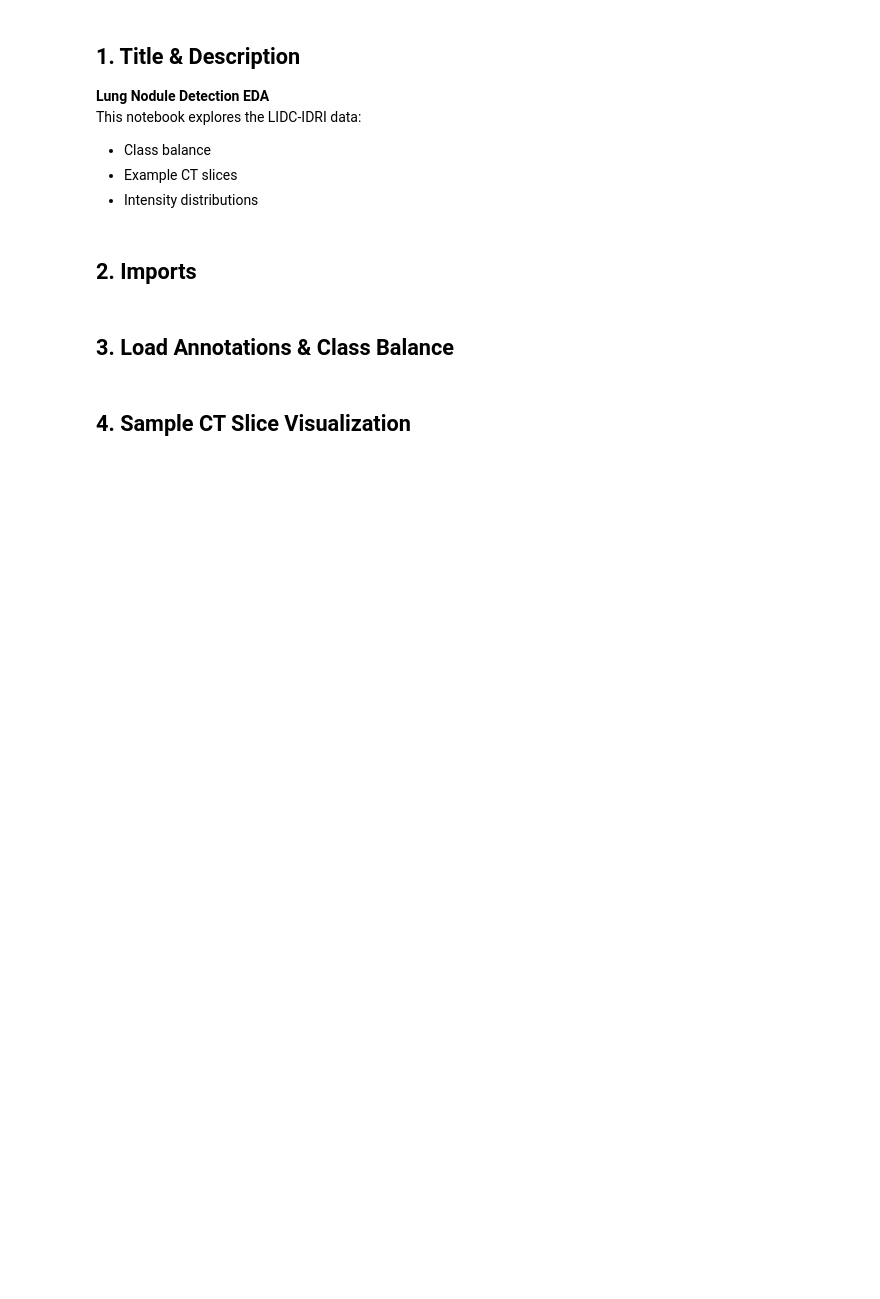
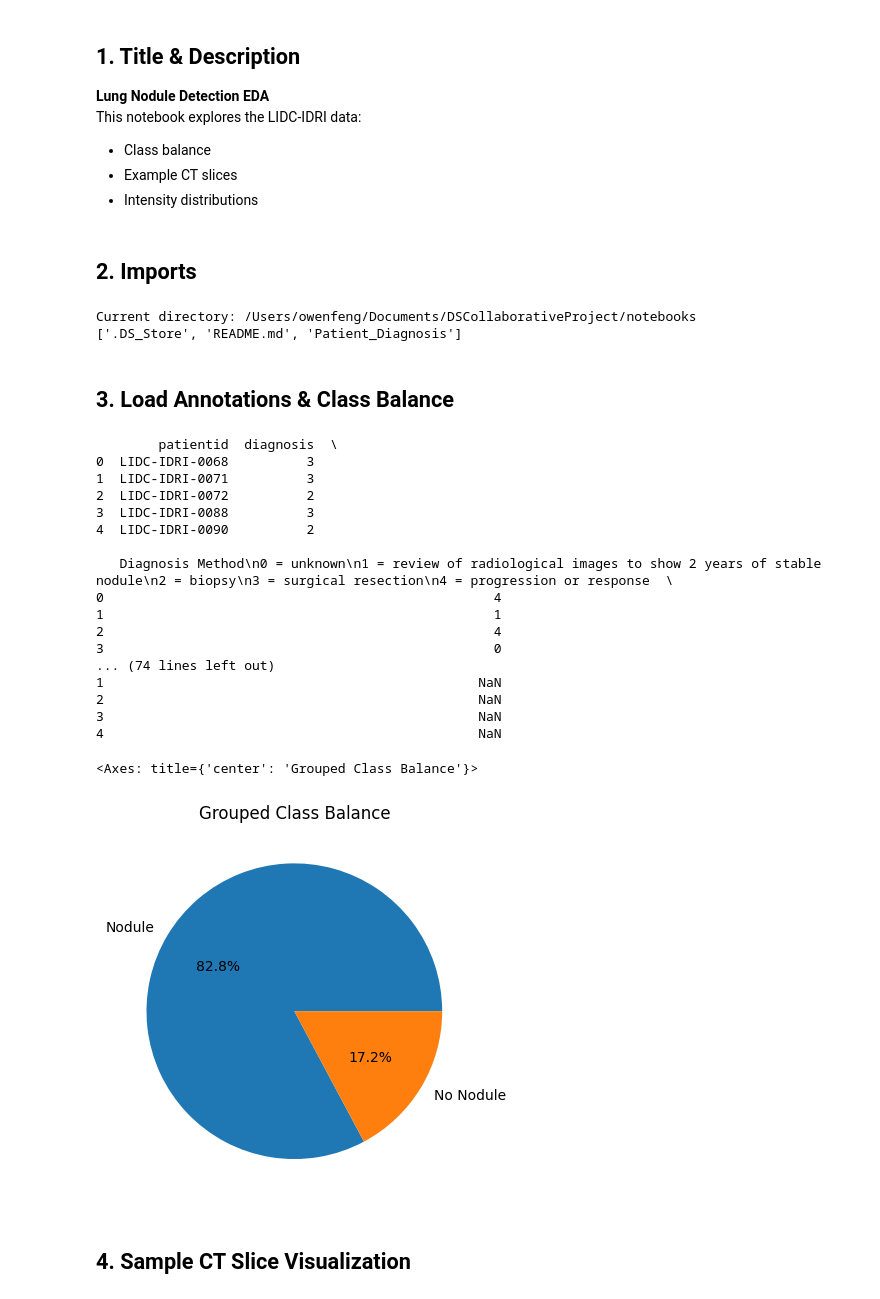
Before and after one commit to Shashin-Gupta/DSCollaborativeProject, a Jupyter notebook: notebooks/EDA_and_Training.ipynb, the cells around one changed output. Drawn from its saved outputs; the diff is of its cells as text; code cells hidden in the pictures; blank space fills up the shorter version.

```diff
--- a/notebooks/EDA_and_Training.ipynb
+++ b/notebooks/EDA_and_Training.ipynb
@@ -16,22 +16,61 @@ import numpy as np
 import pydicom
 import matplotlib.pyplot as plt
 import seaborn as sns
+import boto3
 
 from tqdm import tqdm
 
+# Check if 'data' directory exists and list its contents
+print("Current directory:", os.getcwd())
+print(os.listdir('../data'))
+
 # set plots inline
 %matplotlib inline
+# %% [output]
+Current directory: /Users/owenfeng/Documents/DSCollaborativeProject/notebooks
+['.DS_Store', 'README.md', 'Patient_Diagnosis']
 # %% [markdown]
 ## 3. Load Annotations & Class Balance
 # %%
 # adjust path if you used a different name
-ann = pd.read_csv('../data/annotations.csv')
+ann = pd.read_excel('../data/Patient_Diagnosis')
+ann = ann.rename(columns={
+    'Diagnosis at the Patient Level\n0=Unknown\n1=benign or non-malignant disease\n2= malignant, primary lung cancer\n3 = malignant metastatic\n': 'diagnosis',
+    'TCIA Patient ID': 'patientid'
+})
 print(ann.head())
 
 # class counts
-counts = ann['label'].value_counts().rename(index={0:'No Nodule',1:'Nodule'})
-print(counts)
-counts.plot.pie(autopct='%.1f%%', title='Class Balance', ylabel='')
+ann['grouped_label'] = ann['diagnosis'].replace({
+    0: 'No Nodule',
+    1: 'Nodule',
+    2: 'Nodule',
+    3: 'Nodule'
+})
+
+counts = ann['grouped_label'].value_counts()
+
+counts.plot.pie(autopct='%.1f%%', title='Grouped Class Balance', ylabel='')
+# %% [output]
+        patientid  diagnosis  \
+0  LIDC-IDRI-0068          3
+1  LIDC-IDRI-0071          3
+2  LIDC-IDRI-0072          2
+3  LIDC-IDRI-0088          3
+4  LIDC-IDRI-0090          2
+
+   Diagnosis Method\n0 = unknown\n1 = review of radiological images to show 2 years of stable nodule\n2 = biopsy\n3 = surgical resection\n4 = progression or response  \
+0                                                  4
+1                                                  1
+2                                                  4
+3                                                  0
+... (74 lines left out)
+1                                                NaN
+2                                                NaN
+3                                                NaN
+4                                                NaN
+<Axes: title={'center': 'Grouped Class Balance'}>
+[figure, added]
 # %% [markdown]
 ## 4. Sample CT Slice Visualization
 # %%
```
Also changed, not shown: parts of 2 cells of this notebook, 4 other files.
